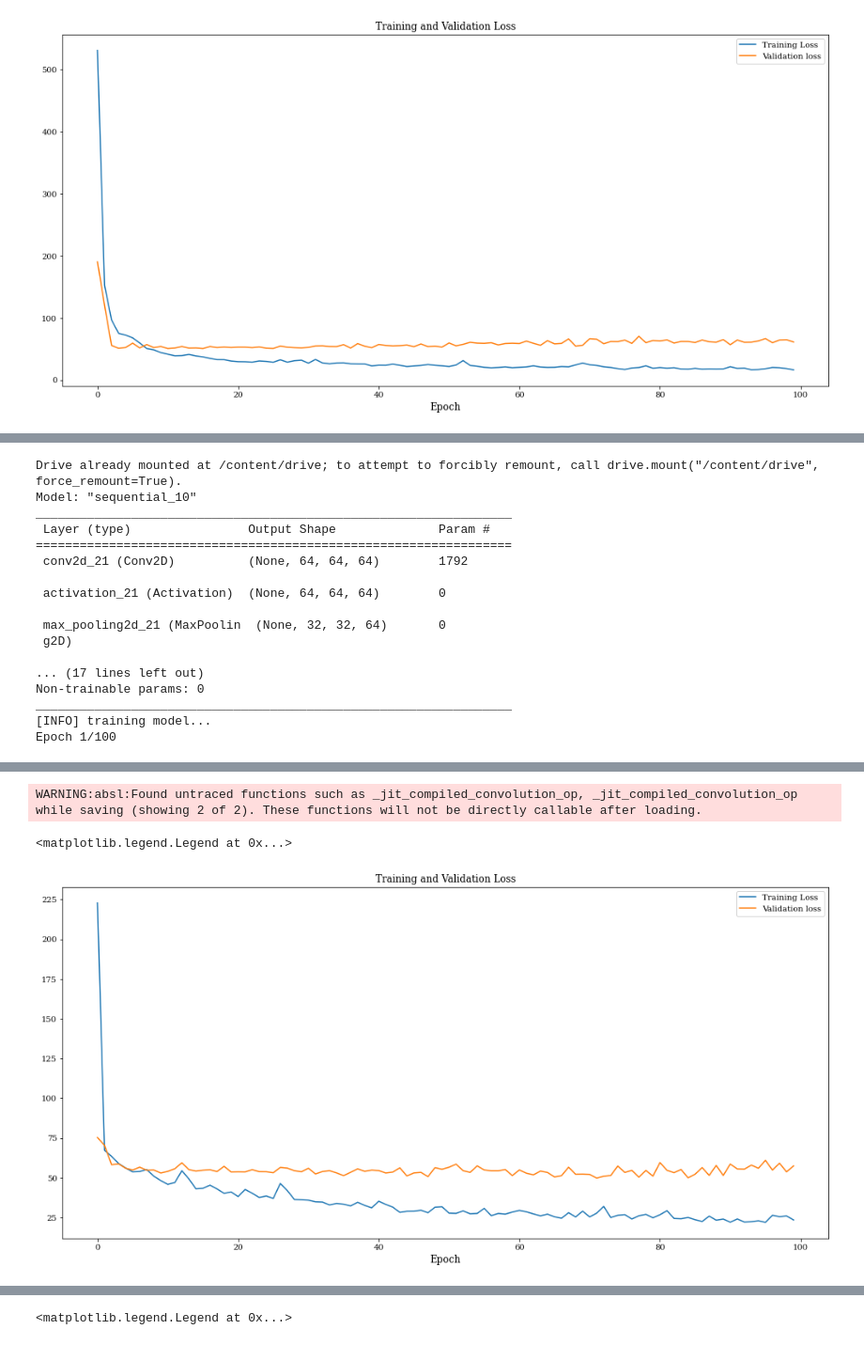
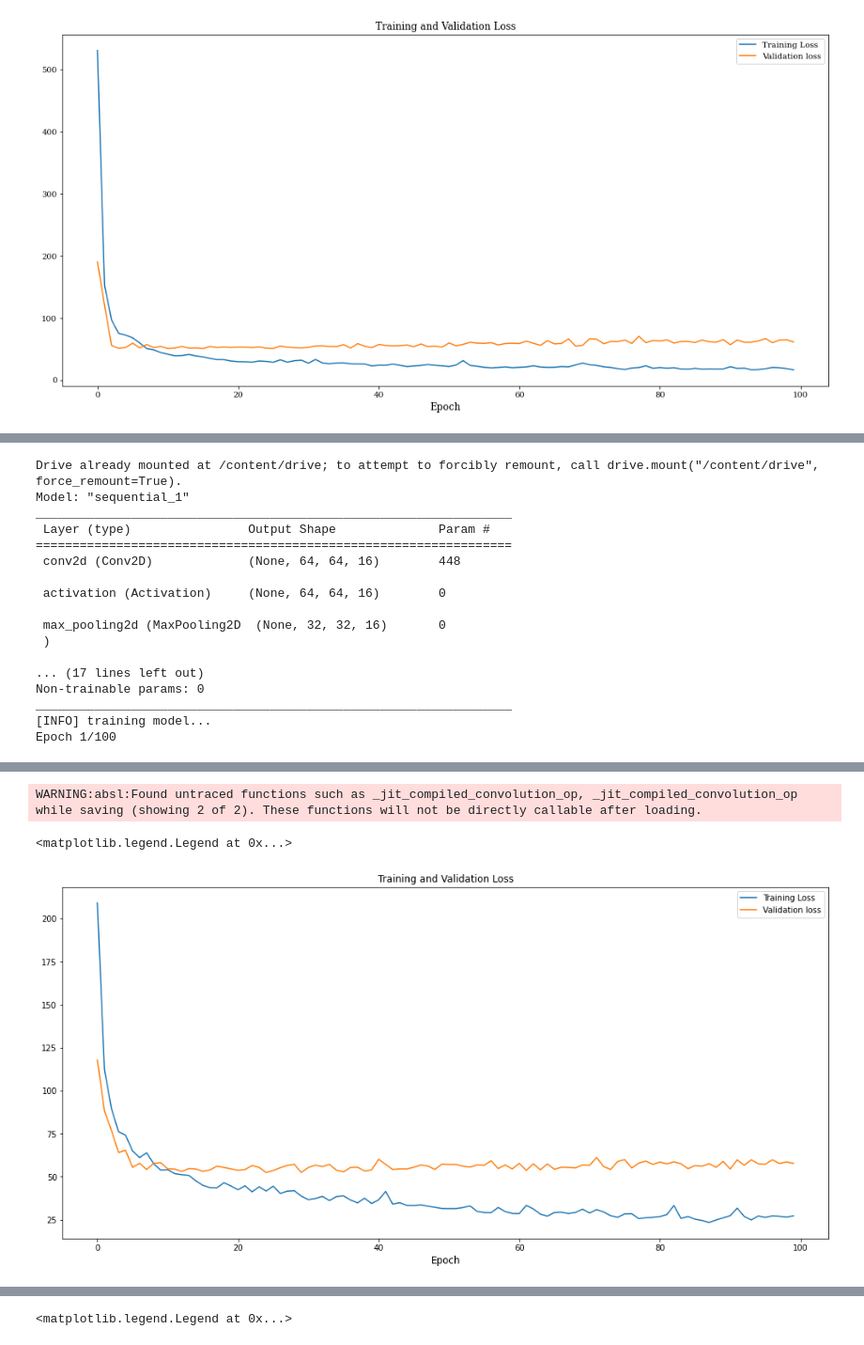
Before and after one commit to limited-fion/deep-learning-cw, a Jupyter notebook: 02_CNN_Introduction.ipynb, the cells around one changed output, grey strips where cells are left out. Shown at 94% size. Saved outputs shown, nothing was run; the diff lists cells and outputs as text; code cells hidden in the pictures.

```diff
--- a/02_CNN_Introduction.ipynb
+++ b/02_CNN_Introduction.ipynb
@@ -2500,10 +2588,10 @@ model = Sequential()
 
 # . . .
 
-model.add(Conv2D(64, (3,3), padding='same', strides=1, input_shape=X_train.shape[1:]))
+model.add(Conv2D(16, (3,3), padding='same', strides=1, input_shape=X_train.shape[1:]))
 model.add(Activation('relu'))
 model.add(MaxPooling2D(pool_size=(2,2)))
-model.add(Conv2D(64, (3,3), padding='same', strides=1, input_shape=X_train.shape[1:]))
+model.add(Conv2D(16, (3,3), padding='same', strides=1, input_shape=X_train.shape[1:]))
 model.add(Activation('relu'))
 model.add(MaxPooling2D(pool_size=(2,2)))
 model.add(AveragePooling2D(pool_size=(2,2)))
@@ -2543,16 +2631,16 @@ plt.legend()
 # fig.title('Mean Absolute Percentage Error Loss')
 # %% [output]
 Drive already mounted at /content/drive; to attempt to forcibly remount, call drive.mount("/content/drive", force_remount=True).
-Model: "sequential_10"
+Model: "sequential_1"
 _________________________________________________________________
  Layer (type)                Output Shape              Param #
 =================================================================
- conv2d_21 (Conv2D)          (None, 64, 64, 64)        1792
+ conv2d (Conv2D)             (None, 64, 64, 16)        448
 
- activation_21 (Activation)  (None, 64, 64, 64)        0
+ activation (Activation)     (None, 64, 64, 16)        0
 
- max_pooling2d_21 (MaxPoolin  (None, 32, 32, 64)       0
- g2D)
+ max_pooling2d (MaxPooling2D  (None, 32, 32, 16)       0
+ )
 
 ... (17 lines left out)
 Non-trainable params: 0
@@ -2579,3 +2667,3 @@ Estimation Error: 57.39%
 WARNING:absl:Found untraced functions such as _jit_compiled_convolution_op, _jit_compiled_convolution_op while saving (showing 2 of 2). These functions will not be directly callable after loading.
 <matplotlib.legend.Legend at 0x...>
-[figure, old version]
+[figure, new version]
```
Also changed, not shown: parts of 30 cells of this notebook.
